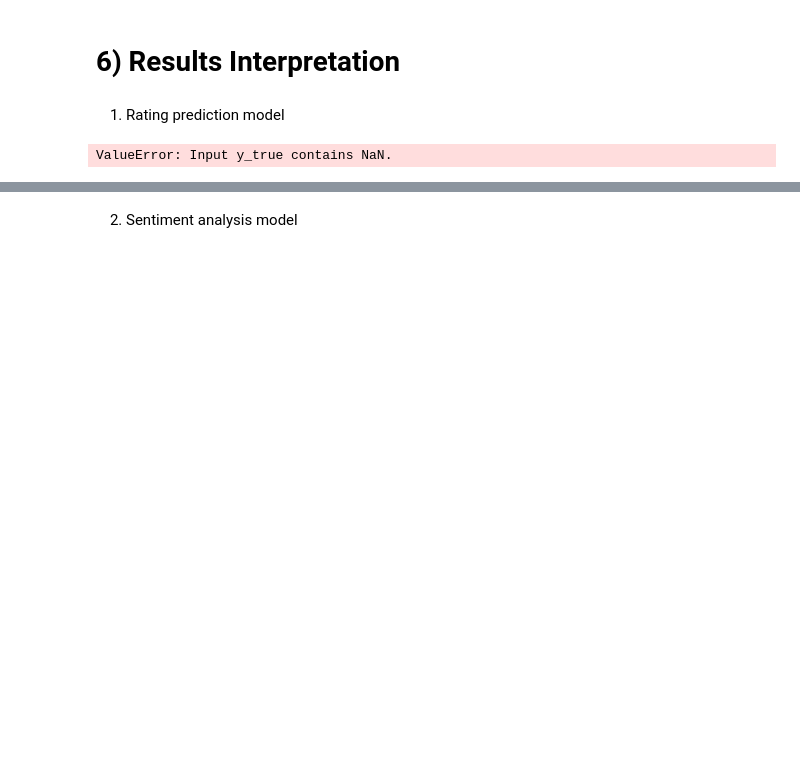
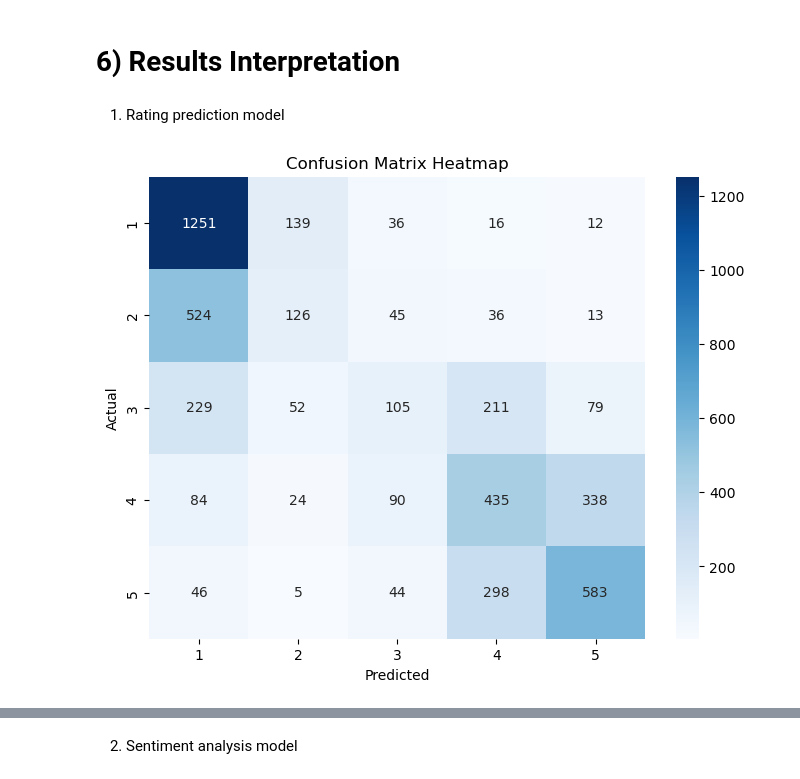
Before and after one commit to Alberto-Martinelli/nlp-supervised, a Jupyter notebook: main.ipynb, the cells around one changed output, grey strips where cells are left out. Cells and saved outputs as stored; diff of their text form; code cells hidden in the pictures; blank space fills up the shorter version.

```diff
--- a/main.ipynb
+++ b/main.ipynb
@@ -561,21 +490,17 @@ df.head()
 # %%
 from sklearn.linear_model import LogisticRegression
 import joblib
+from sklearn.model_selection import train_test_split
 
+# Drop rows where 'score' is NaN
+df_new = df.dropna(subset=['score'])
 
-# Filter the training data (where 'type' == 'train')
-train_df = df[df['type'] == 'train']
+# Generate the dataset using TF-IDF vectorizer
+X = tfidf.fit_transform(df_new['review_cleaned_joined'])
+y = df_new['score']
 
-# Filter the test data (where 'type' == 'test')
-test_df = df[df['type'] == 'test']
-
-# Apply TF-IDF transformation to the 'review_cleaned' column for training data
-X_train = tfidf.transform(train_df['review_cleaned_joined'])
-y_train = train_df['score']
-
-# Apply TF-IDF transformation to the 'review_cleaned' column for test data
-X_test = tfidf.transform(test_df['review_cleaned_joined'])
-y_test = test_df['score']
+# Split the dataset into training and test sets
+X_train, X_test, y_train, y_test = train_test_split(X, y, test_size=0.2, random_state=42)
 
 # Initialize and train the Logistic Regression model
 log_reg = LogisticRegression(max_iter=1000)
@@ -840,21 +741,21 @@ Predicted Sentiment: positive
 # %%
 from sklearn.metrics import confusion_matrix
 import seaborn as sns
 
 import matplotlib.pyplot as plt
 
 # Generate the confusion matrix
-conf_matrix = confusion_matrix(y_val, y_val_pred)
+conf_matrix = confusion_matrix(y_test, y_pred)
 
 # Plot the heatmap
 plt.figure(figsize=(8, 6))
-sns.heatmap(conf_matrix, annot=True, fmt='d', cmap='Blues', xticklabels=['Negative', 'Positive'], yticklabels=['Negative', 'Positive'])
+sns.heatmap(conf_matrix, annot=True, fmt='d', cmap='Blues', xticklabels=['1', '2', '3', '4', '5'], yticklabels=['1', '2', '3', '4', '5'])
 plt.xlabel('Predicted')
 plt.ylabel('Actual')
 plt.title('Confusion Matrix Heatmap')
 plt.show()
 # %% [output]
-ValueError: Input y_true contains NaN.
+[figure, added]
 # %%
 from sklearn.metrics import classification_report
 
```
Also changed, not shown: parts of 18 cells of this notebook, 9 other files.
